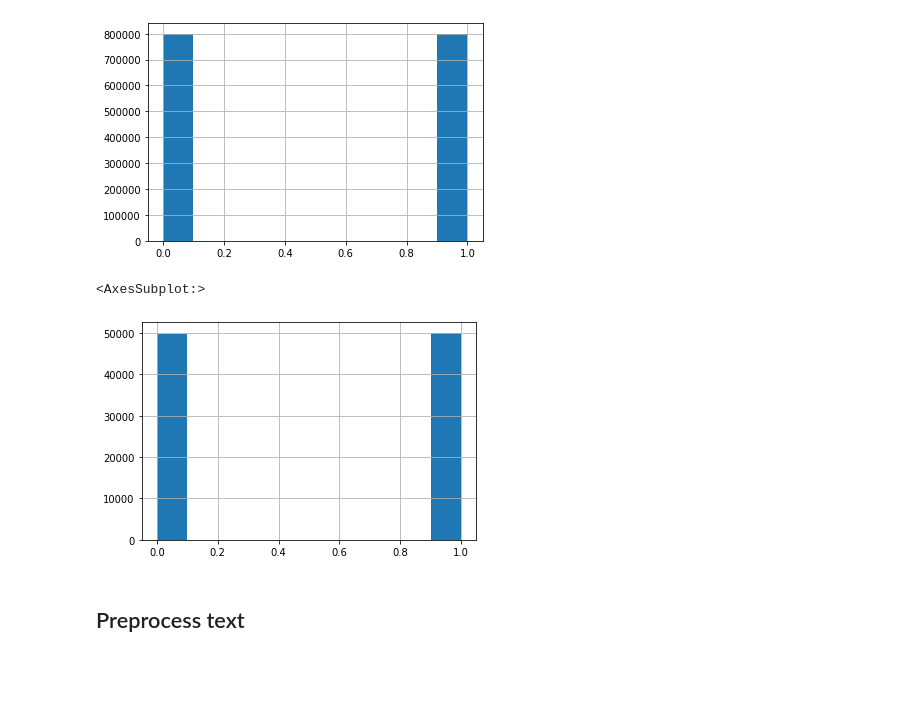
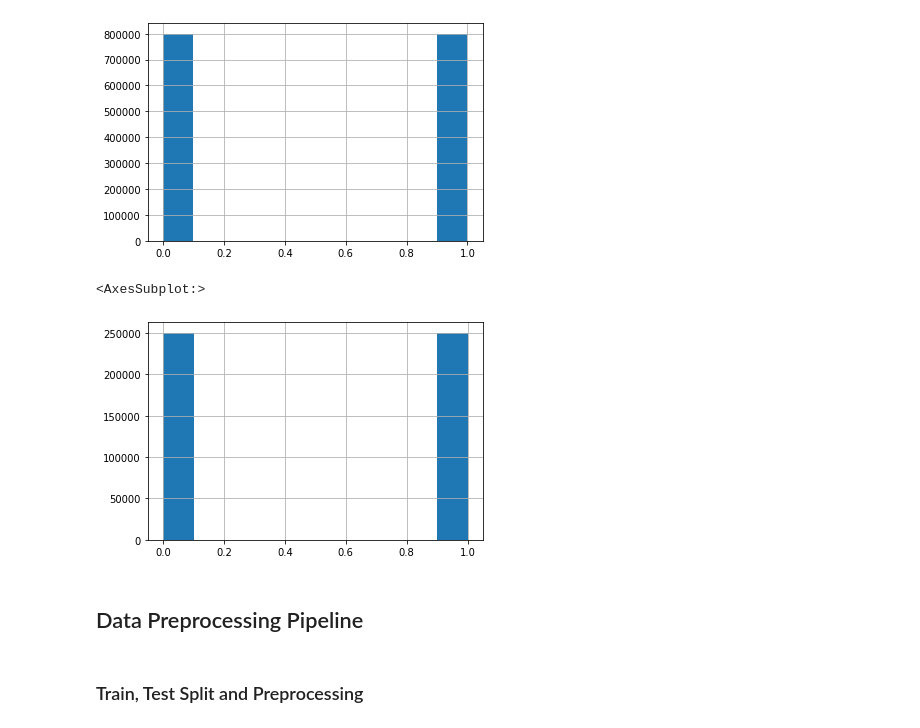
Before and after one commit to milevavantuyl/twitter_sentiment_analysis, a Jupyter notebook: Preprocessing.ipynb, the cells around one changed output. Saved outputs shown, nothing was run; the diff lists cells and outputs as text; code cells hidden in the pictures; blank space fills up the shorter version.

```diff
--- a/Preprocessing.ipynb
+++ b/Preprocessing.ipynb
@@ -59,13 +59,13 @@ df['target'].hist()
 [figure]
 # %%
 #For testing purposes, get a sample of the data
-df=df.sample(100000)
+df=df.sample(500000)
 df['target'].hist()
 # %% [output]
 <AxesSubplot:>
-[figure, old version]
+[figure, new version]
-# %% [markdown]
-## Preprocess text
+# %% [markdown]
+## Data Preprocessing Pipeline
 # %%
 def data_cleaning(texts):
     remove_stop_words = False
@@ -91,6 +91,8 @@ def data_cleaning(texts):
 estimators=[('cleaner', FunctionTransformer(data_cleaning)),
             ('vectorizer', TfidfVectorizer(max_features=100000, ngram_range=(1, 2)))]
 preprocessing_pipeline=Pipeline(estimators)
+# %% [markdown]
+### Train, Test Split and Preprocessing
 # %%
 # Split in training set and, testing set and separate labels from data
 X=df['text']
```
Also changed, not shown: parts of 20 cells of this notebook.
